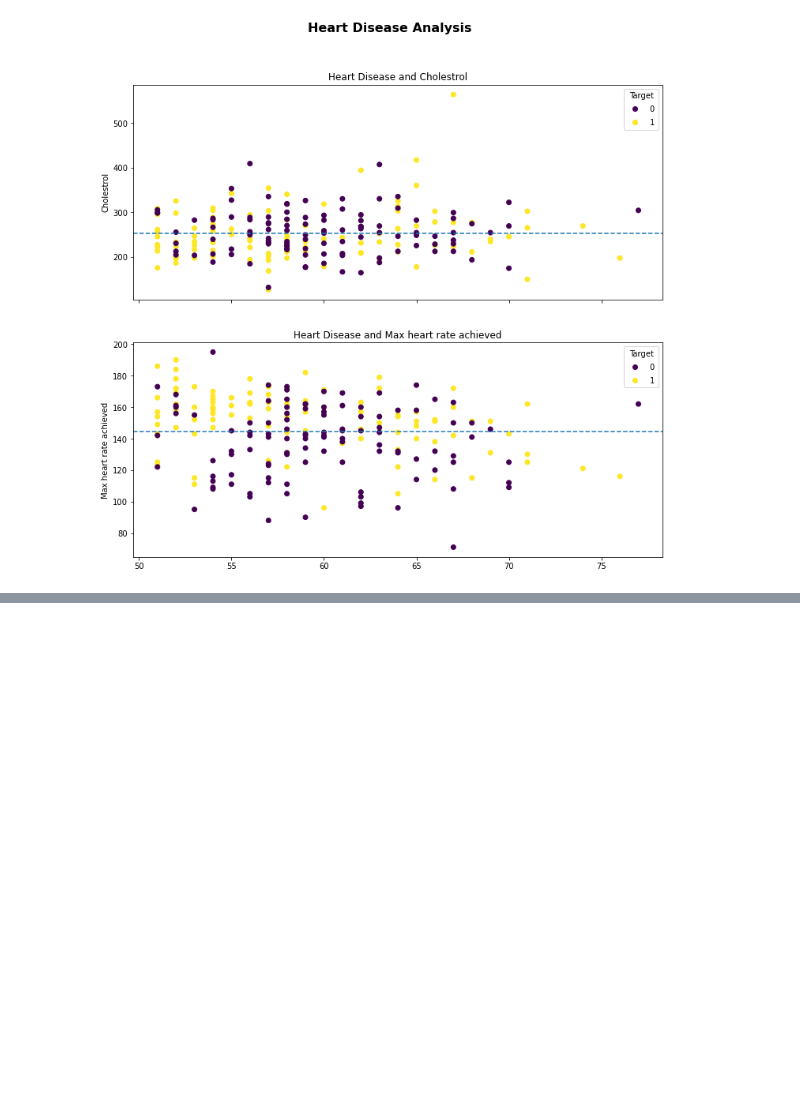
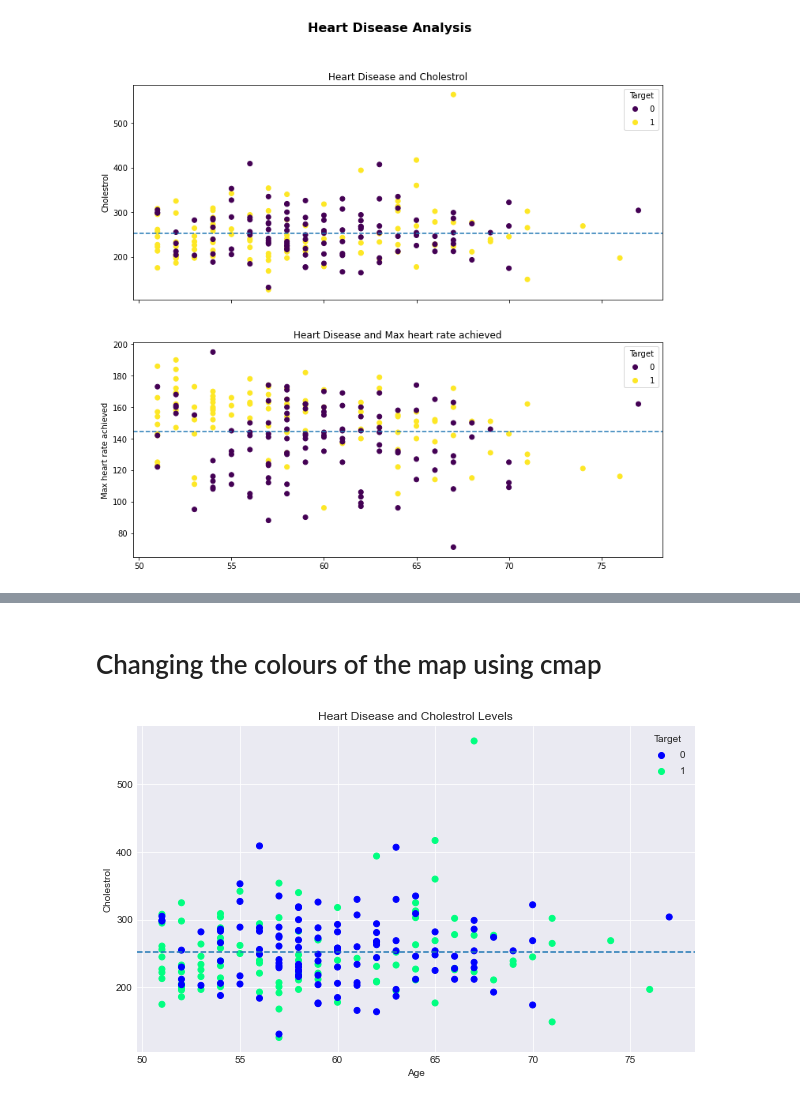
Before and after one commit to killswitch09/matplotlib, a Jupyter notebook: plotting in pandas using oo method.ipynb, the cells around one changed output, grey strips where cells are left out. Cells and saved outputs as stored; diff of their text form; code cells hidden in the pictures; blank space fills up the shorter version.

```diff
--- a/plotting in pandas using oo method.ipynb
+++ b/plotting in pandas using oo method.ipynb
@@ -75,0 +96,21 @@ fig.suptitle("Heart Disease Analysis", fontsize = 16 , fontweight = "bold" );
+# %%
+plt.style.use('seaborn-darkgrid')
+# %% [markdown]
+# Changing the colours of the map using cmap
+# %%
+#OO method from scratch
+fig, ax = plt.subplots(figsize=(10,6))
+#plot the data
+scatter = ax.scatter(x= over50["age"],
+                        y = over50["chol"],
+                        c = over50["target"],
+                        cmap = 'winter')
+#customize the plot
+ax.set(xlabel = "Age", ylabel = "Cholestrol" , title = "Heart Disease and Cholestrol Levels")
+#add legend
+# unpacks the data from scatter and look at the target ans we are plotting target values
+ax.legend(*scatter.legend_elements(),title = "Target")
+#add a horizontal line
+ax.axhline(over50["chol"].mean(),linestyle="--");
+# %% [output]
+[figure, added]
```
Also changed, not shown: parts of 3 cells of this notebook.
